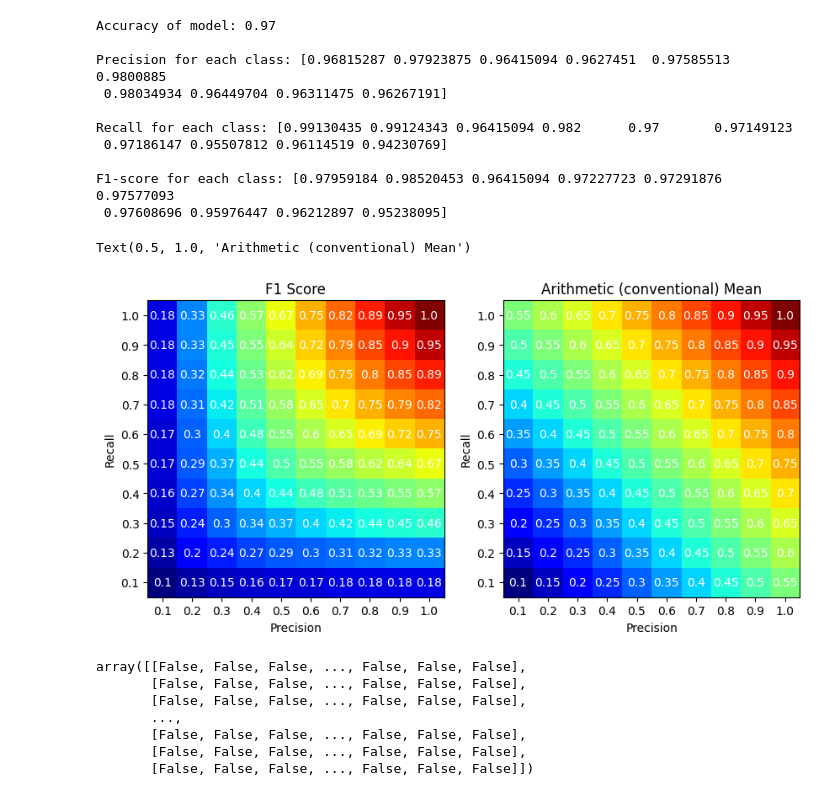
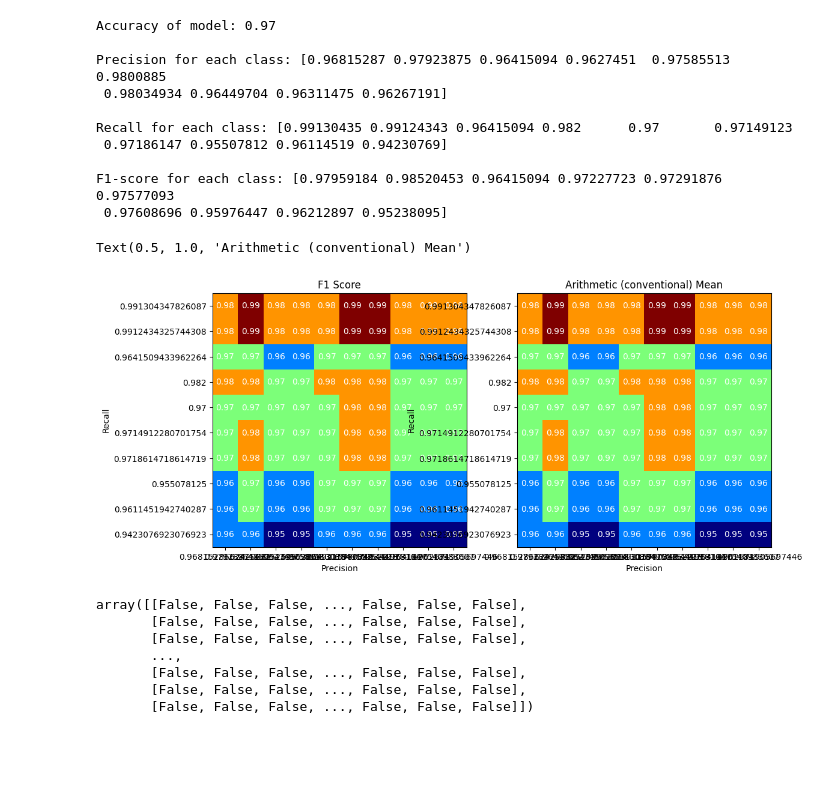
Before and after one commit to OmPatel47097/CSCN8010-LAB2, a Jupyter notebook: Lab7_OP_PerformanceMetrics.ipynb, the cells around one changed output. Drawn from its saved outputs; the diff is of its cells as text; code cells hidden in the pictures; blank space fills up the shorter version.

```diff
--- a/Lab7_OP_PerformanceMetrics.ipynb
+++ b/Lab7_OP_PerformanceMetrics.ipynb
@@ -281,8 +281,8 @@ Recall for each class: [0.99130435 0.99124343 0.96415094 0.982      0.97       0
 F1-score for each class: [0.97959184 0.98520453 0.96415094 0.97227723 0.97291876 0.97577093
  0.97608696 0.95976447 0.96212897 0.95238095]
 # %%
-precision = np.round(np.linspace(0.1, 1, 10), 2)
-recall = np.round(np.linspace(1, 0.1, 10), 2)
+precision = precision
+recall = recall
 
 # create a mesh grid of precision and recall
 precision_grid, recall_grid = np.meshgrid(precision, recall)
@@ -290,35 +290,35 @@ precision_grid, recall_grid = np.meshgrid(precision, recall)
 f1_score_calc = np.round(2 * (precision_grid * recall_grid) / (precision_grid + recall_grid), 2)
 arithmetic_mean = np.round((precision_grid + recall_grid) / 2, 2)
 
 # plot a color map of the F1 score
-fig, axes = plt.subplots(figsize=(10, 5), ncols=2)
+fig, axes = plt.subplots(figsize=(12, 8), ncols=2)
 
 im1 = axes[0].imshow(f1_score_calc, cmap="jet")
 axes[0].set_xticks(np.arange(len(precision)), precision)
 axes[0].set_yticks(np.arange(len(recall)), recall)
 # Loop over data dimensions and create text annotations.
 for i in range(len(precision)):
     for j in range(len(recall)):
         text = axes[0].text(j, i, f1_score_calc[i, j],
                        ha="center", va="center", color="w")
 axes[0].set_xlabel("Precision")
 axes[0].set_ylabel("Recall")
 axes[0].set_title("F1 Score")
 
 im2 = axes[1].imshow(arithmetic_mean, cmap="jet")
 axes[1].set_xticks(np.arange(len(precision)), precision)
 axes[1].set_yticks(np.arange(len(recall)), recall)
 # Loop over data dimensions and create text annotations.
 for i in range(len(precision)):
     for j in range(len(recall)):
         text = axes[1].text(j, i, arithmetic_mean[i, j],
                        ha="center", va="center", color="w")
 axes[1].set_xlabel("Precision")
 axes[1].set_ylabel("Recall")
 axes[1].set_title("Arithmetic (conventional) Mean")
 # %% [output]
 Text(0.5, 1.0, 'Arithmetic (conventional) Mean')
-[figure, old version]
+[figure, new version]
 # %%
 y_score = classify_svm.decision_function(X_val)
 # %%
```
Also changed, not shown: parts of 1 cell of this notebook, 1 other file.
